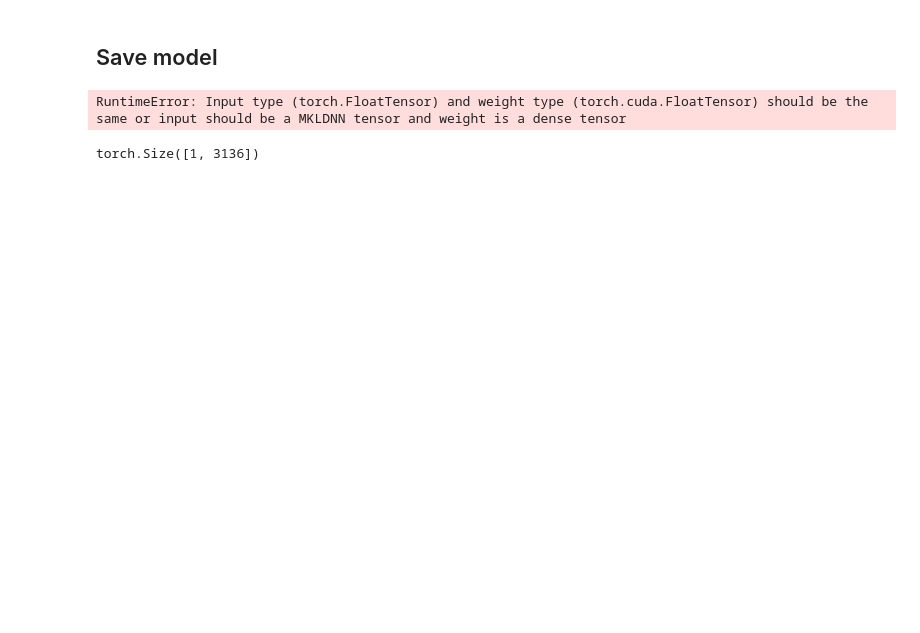
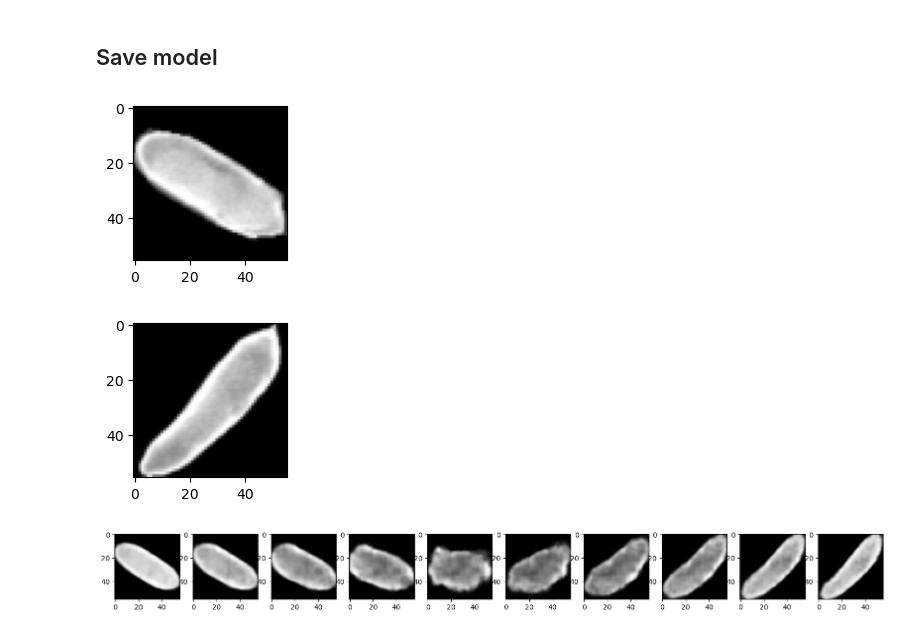
Before and after one commit to anghol/vae-cells, a Jupyter notebook: notebooks/vae_for_cells.ipynb, the cells around one changed output. Saved outputs shown, nothing was run; the diff lists cells and outputs as text; code cells hidden in the pictures; blank space fills up the shorter version.

```diff
--- a/notebooks/vae_for_cells.ipynb
+++ b/notebooks/vae_for_cells.ipynb
@@ -287,12 +287,11 @@ torch.save(conv_model_1, "conv_vae_1.pt")
 torch.save(conv_model_2, "conv_vae_2.pt")
 # %%
 x = next(iter(train_loader))[:2]
+utils.show_image(x[0], figsize=(2, 2))
+utils.show_image(x[1], figsize=(2, 2))
+
 x = x.to(DEVICE)
-encoded = conv_model_1.encoding_fn(x)
 # %% [output]
-RuntimeError: Input type (torch.FloatTensor) and weight type (torch.cuda.FloatTensor) should be the same or input should be a MKLDNN tensor and weight is a dense tensor
+[figure, added]
+[figure, added]
-# %%
-encoded.shape
-# %% [output]
-torch.Size([1, 3136])
 # %%
@@ -310,0 +308,9 @@ interp_list.shape
+# %%
+n_steps = 10
+interp_list = interpolation(conv_model_2, x, n_steps)
+
+_, ax = plt.subplots(1, n_steps, figsize=(20, 3))
+for i in range(n_steps):
+    ax[i].imshow(interp_list[i].reshape(56, 56), cmap="gray")
+# %% [output]
+[figure, added]
```
Also changed, not shown: parts of 3 cells of this notebook.
